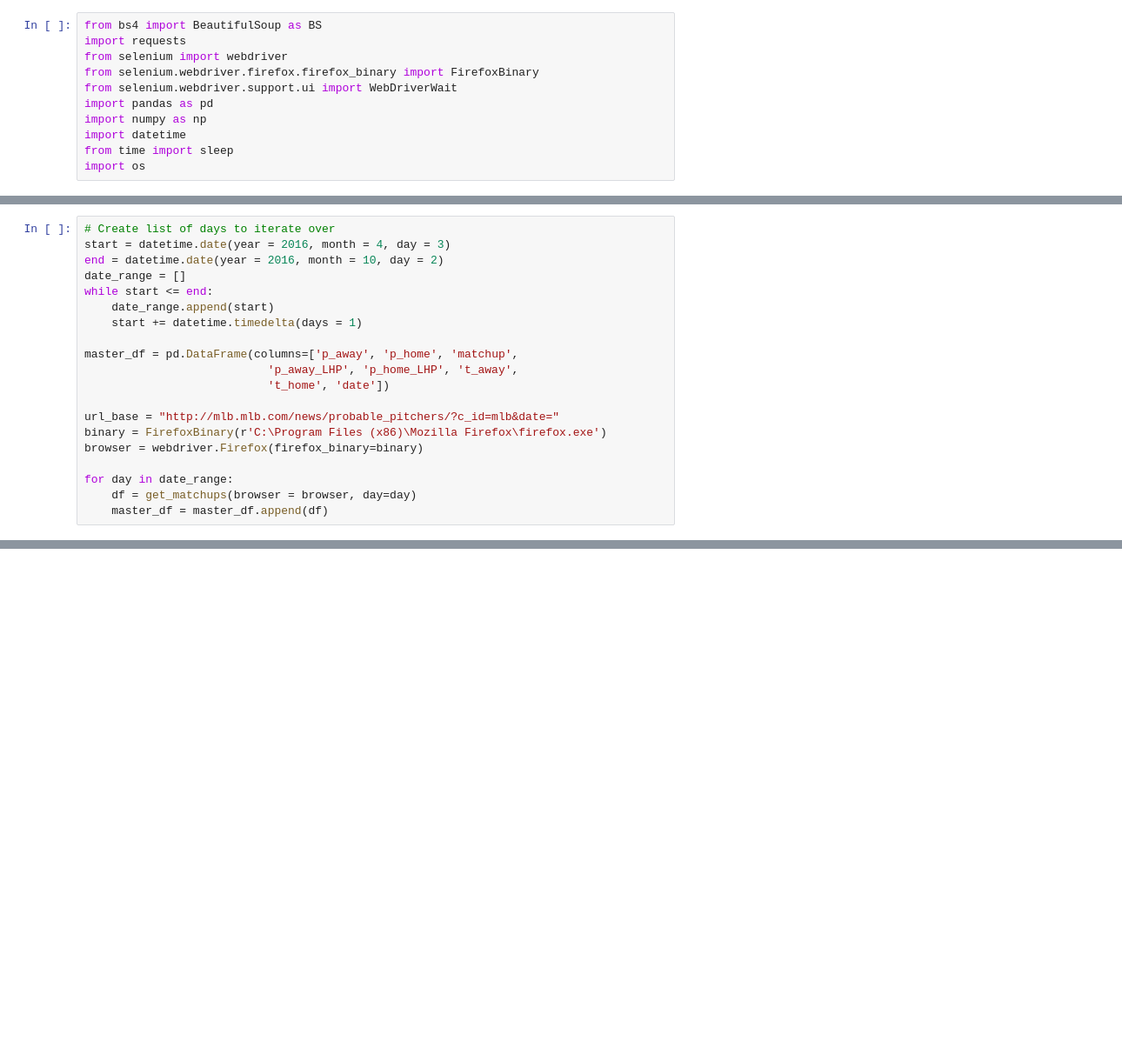
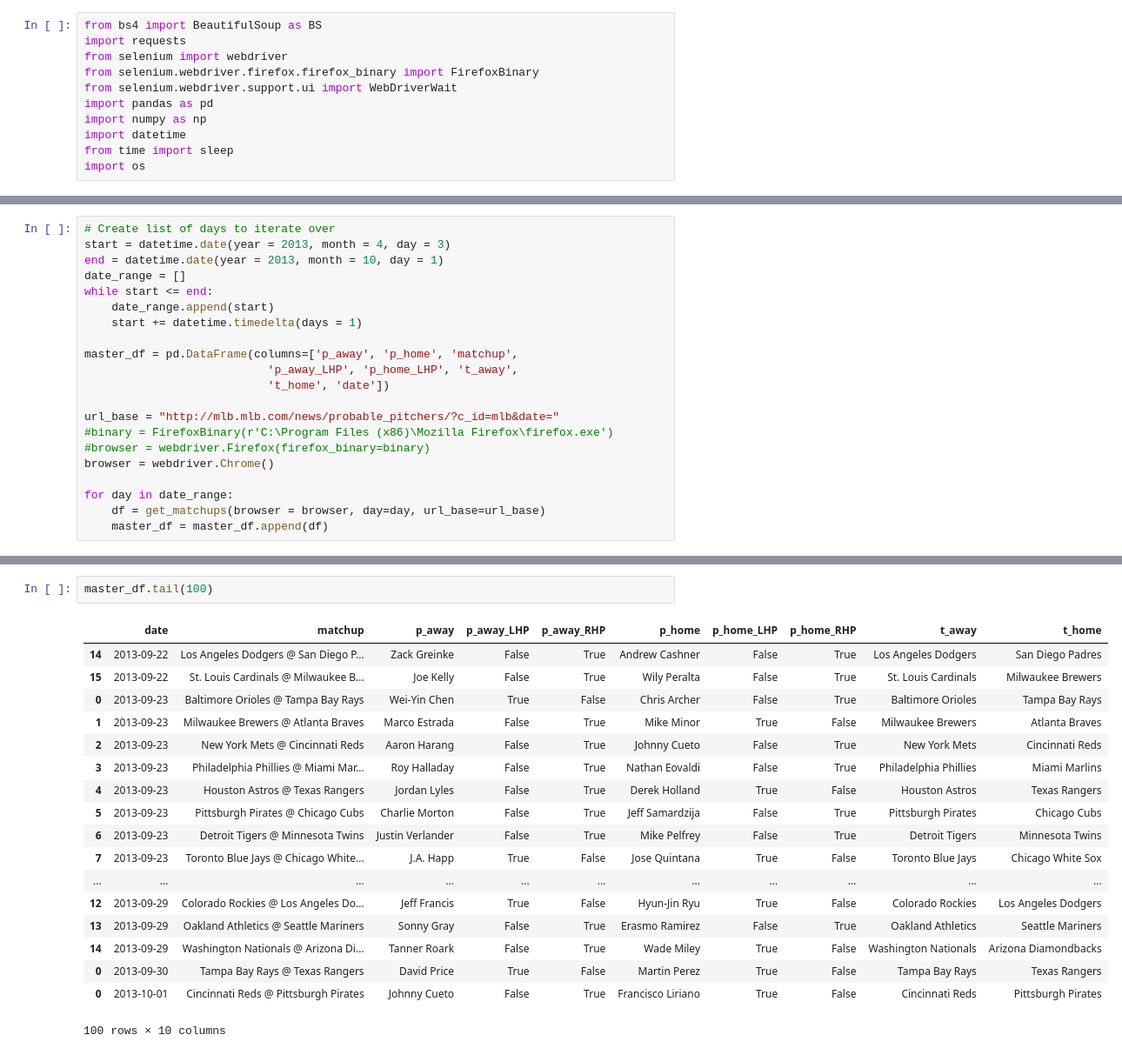
Before and after one commit to spelkey1/bts, a Jupyter notebook: matchup script.ipynb, the cells around one changed output, grey strips where cells are left out. Shown: that part at 87% size. Drawn from its saved outputs; the diff is of its cells as text; blank space fills up the shorter version.

```diff
--- a/matchup script.ipynb
+++ b/matchup script.ipynb
@@ -53,8 +69,8 @@ def get_matchups(browser, day):
     return df
 # %%
 # Create list of days to iterate over
-start = datetime.date(year = 2016, month = 4, day = 3)
-end = datetime.date(year = 2016, month = 10, day = 2)
+start = datetime.date(year = 2013, month = 4, day = 3)
+end = datetime.date(year = 2013, month = 10, day = 1)
 date_range = []
 while start <= end:
     date_range.append(start)
@@ -65,10 +81,11 @@ master_df = pd.DataFrame(columns=['p_away', 'p_home', 'matchup',
                            't_home', 'date'])
 
 url_base = "http://mlb.mlb.com/news/probable_pitchers/?c_id=mlb&date="
-binary = FirefoxBinary(r'C:\Program Files (x86)\Mozilla Firefox\firefox.exe')
-browser = webdriver.Firefox(firefox_binary=binary)
+#binary = FirefoxBinary(r'C:\Program Files (x86)\Mozilla Firefox\firefox.exe')
+#browser = webdriver.Firefox(firefox_binary=binary)
+browser = webdriver.Chrome()
 
 for day in date_range:
-    df = get_matchups(browser = browser, day=day)
+    df = get_matchups(browser = browser, day=day, url_base=url_base)
     master_df = master_df.append(df)
 # %%
@@ -75,0 +107,21 @@ master_df.to_csv('matchups_2016.csv')
+# %%
+master_df.tail(100)
+# %% [output]
+|  | date | matchup | p_away | p_away_LHP | p_away_RHP | p_home | p_home_LHP | p_home_RHP | t_away | t_home |
+| 14 | 2013-09-22 | Los Angeles Dodgers @ San Diego P... | Zack Greinke | False | True | Andrew Cashner | False | True | Los Angeles Dodgers | San Diego Padres |
+| 15 | 2013-09-22 | St. Louis Cardinals @ Milwaukee B... | Joe Kelly | False | True | Wily Peralta | False | True | St. Louis Cardinals | Milwaukee Brewers |
+| 0 | 2013-09-23 | Baltimore Orioles @ Tampa Bay Rays | Wei-Yin Chen | True | False | Chris Archer | False | True | Baltimore Orioles | Tampa Bay Rays |
+| 1 | 2013-09-23 | Milwaukee Brewers @ Atlanta Braves | Marco Estrada | False | True | Mike Minor | True | False | Milwaukee Brewers | Atlanta Braves |
+| 2 | 2013-09-23 | New York Mets @ Cincinnati Reds | Aaron Harang | False | True | Johnny Cueto | False | True | New York Mets | Cincinnati Reds |
+| 3 | 2013-09-23 | Philadelphia Phillies @ Miami Mar... | Roy Halladay | False | True | Nathan Eovaldi | False | True | Philadelphia Phillies | Miami Marlins |
+| 4 | 2013-09-23 | Houston Astros @ Texas Rangers | Jordan Lyles | False | True | Derek Holland | True | False | Houston Astros | Texas Rangers |
+| 5 | 2013-09-23 | Pittsburgh Pirates @ Chicago Cubs | Charlie Morton | False | True | Jeff Samardzija | False | True | Pittsburgh Pirates | Chicago Cubs |
+| 6 | 2013-09-23 | Detroit Tigers @ Minnesota Twins | Justin Verlander | False | True | Mike Pelfrey | False | True | Detroit Tigers | Minnesota Twins |
+| 7 | 2013-09-23 | Toronto Blue Jays @ Chicago White... | J.A. Happ | True | False | Jose Quintana | True | False | Toronto Blue Jays | Chicago White Sox |
+| ... | ... | ... | ... | ... | ... | ... | ... | ... | ... | ... |
+| 12 | 2013-09-29 | Colorado Rockies @ Los Angeles Do... | Jeff Francis | True | False | Hyun-Jin Ryu | True | False | Colorado Rockies | Los Angeles Dodgers |
+| 13 | 2013-09-29 | Oakland Athletics @ Seattle Mariners | Sonny Gray | False | True | Erasmo Ramirez | False | True | Oakland Athletics | Seattle Mariners |
+| 14 | 2013-09-29 | Washington Nationals @ Arizona Di... | Tanner Roark | False | True | Wade Miley | True | False | Washington Nationals | Arizona Diamondbacks |
+| 0 | 2013-09-30 | Tampa Bay Rays @ Texas Rangers | David Price | True | False | Martin Perez | True | False | Tampa Bay Rays | Texas Rangers |
+| 0 | 2013-10-01 | Cincinnati Reds @ Pittsburgh Pirates | Johnny Cueto | False | True | Francisco Liriano | True | False | Cincinnati Reds | Pittsburgh Pirates |
+100 rows × 10 columns
```
Also changed, not shown: parts of 3 cells of this notebook.
